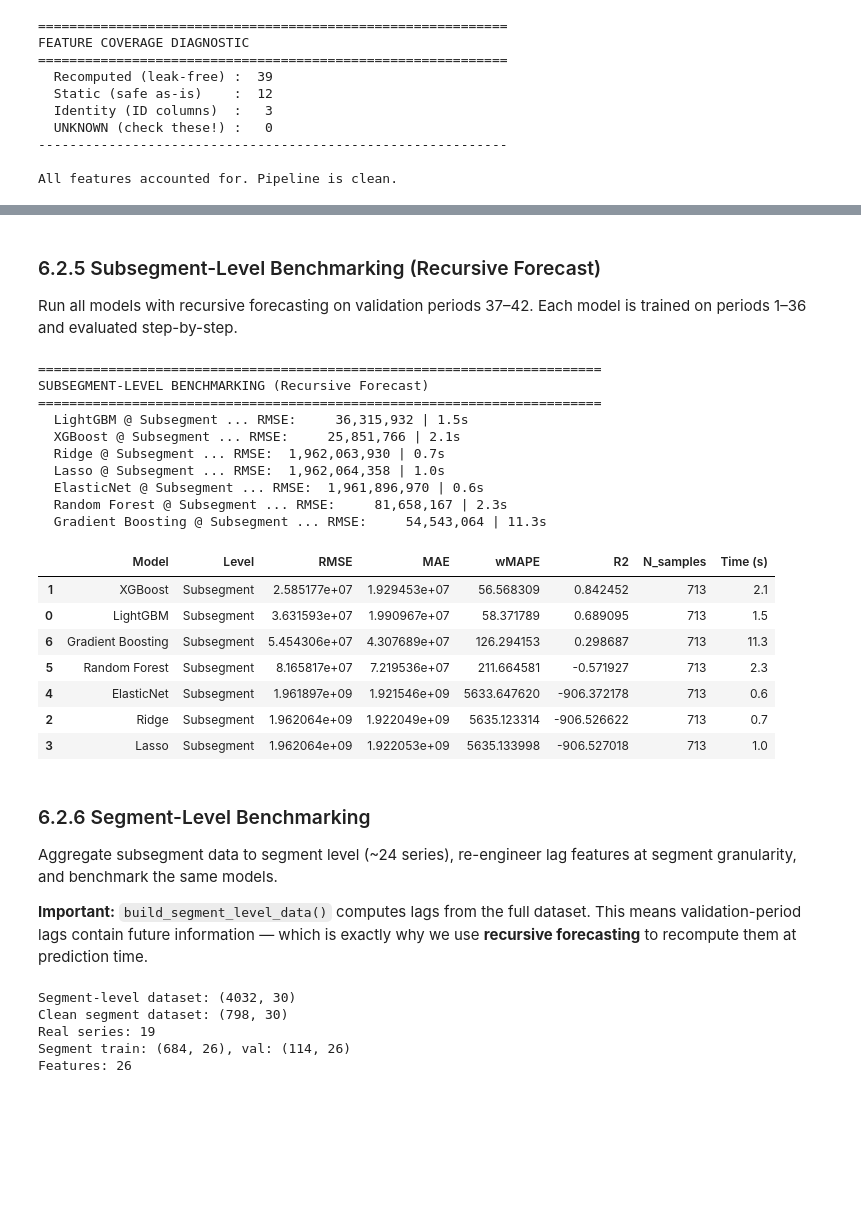
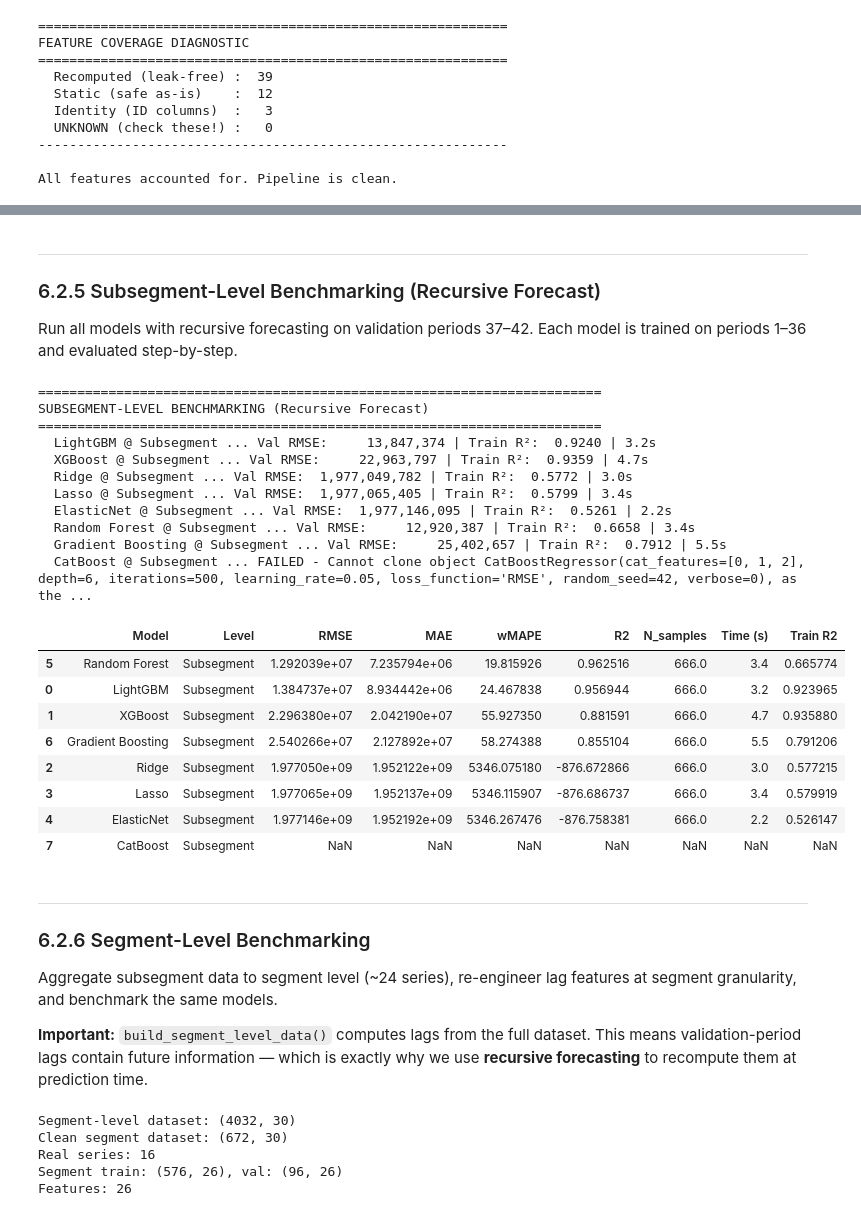
Before and after one commit to RuiSousaFerreiraIMS/Siemens_Advanta_BC, a Jupyter notebook: notebooks/6)Modelling.ipynb, the cells around one changed output, grey strips where cells are left out. Saved outputs shown, nothing was run; the diff lists cells and outputs as text; code cells hidden in the pictures; blank space fills up the shorter version.

```diff
--- a/notebooks/6)Modelling.ipynb
+++ b/notebooks/6)Modelling.ipynb
@@ -451,4 +477,5 @@ for name, (mdl, needs_pp) in models.items():
 # %% [markdown]
+---
 ### 6.2.5 Subsegment-Level Benchmarking (Recursive Forecast)
 
 Run all models with recursive forecasting on validation periods 37–42.
@@ -456,42 +483,54 @@ Each model is trained on periods 1–36 and evaluated step-by-step.
 # %%
 print('=' * 72)
 print('SUBSEGMENT-LEVEL BENCHMARKING (Recursive Forecast)')
 print('=' * 72)
 
 
 group_cols_sub = [DEFAULT_BU_COL, DEFAULT_SEG_COL, DEFAULT_SUBSEG_COL]
+# Create Target_Delta for Subsegments
+train_full = train_full.sort_values(by=group_cols_sub + [PERIOD_COL])
+train_full['Target_Delta'] = train_full.groupby(group_cols_sub)[TARGET].diff().fillna(0)
 
-results_subseg = run_recursive_benchmark(
-    train_full=train_full,
-    val_cutoff=VAL_CUTOFF,
-    feature_cols=feature_cols,
-    cat_cols=cat_cols,
-    level_name='Subsegment',
-    group_cols=group_cols_sub
+sparsity_sub = train_full.groupby(group_cols_sub)[TARGET].transform(lambda x: (x > 0).mean())
+train_full = train_full[sparsity_sub > 0.30].copy()
+
+results_subseg, forecasts_subseg, fitted_subseg = run_recursive_benchmark(
+    train_full    = train_full,
+    val_cutoff    = VAL_CUTOFF,
+    feature_cols  = feature_cols,
+    cat_cols      = cat_cols,
+    level_name    = 'Subsegment',
+    group_cols    = group_cols_sub,
+    target        = 'Target_Delta',
+    absolute_target = TARGET,
+    predicts_delta  = True
 )
 
 results_subseg_df = pd.DataFrame(results_subseg).sort_values('RMSE')
 results_subseg_df
 # %% [output]
 ========================================================================
 SUBSEGMENT-LEVEL BENCHMARKING (Recursive Forecast)
 ========================================================================
-  LightGBM @ Subsegment ... RMSE:     36,315,932 | 1.5s
-  XGBoost @ Subsegment ... RMSE:     25,851,766 | 2.1s
-  Ridge @ Subsegment ... RMSE:  1,962,063,930 | 0.7s
-  Lasso @ Subsegment ... RMSE:  1,962,064,358 | 1.0s
-  ElasticNet @ Subsegment ... RMSE:  1,961,896,970 | 0.6s
-  Random Forest @ Subsegment ... RMSE:     81,658,167 | 2.3s
-  Gradient Boosting @ Subsegment ... RMSE:     54,543,064 | 11.3s
+  LightGBM @ Subsegment ... Val RMSE:     13,847,374 | Train R²:  0.9240 | 3.2s
+  XGBoost @ Subsegment ... Val RMSE:     22,963,797 | Train R²:  0.9359 | 4.7s
+  Ridge @ Subsegment ... Val RMSE:  1,977,049,782 | Train R²:  0.5772 | 3.0s
+  Lasso @ Subsegment ... Val RMSE:  1,977,065,405 | Train R²:  0.5799 | 3.4s
+  ElasticNet @ Subsegment ... Val RMSE:  1,977,146,095 | Train R²:  0.5261 | 2.2s
+  Random Forest @ Subsegment ... Val RMSE:     12,920,387 | Train R²:  0.6658 | 3.4s
+  Gradient Boosting @ Subsegment ... Val RMSE:     25,402,657 | Train R²:  0.7912 | 5.5s
+  CatBoost @ Subsegment ... FAILED - Cannot clone object CatBoostRegressor(cat_features=[0, 1, 2], depth=6, iterations=500, learning_rate=0.05, loss_function='RMSE', random_seed=42, verbose=0), as the ...
-|  | Model | Level | RMSE | MAE | wMAPE | R2 | N_samples | Time (s) |
-| 1 | XGBoost | Subsegment | 2.585177e+07 | 1.929453e+07 | 56.568309 | 0.842452 | 713 | 2.1 |
-| 0 | LightGBM | Subsegment | 3.631593e+07 | 1.990967e+07 | 58.371789 | 0.689095 | 713 | 1.5 |
-| 6 | Gradient Boosting | Subsegment | 5.454306e+07 | 4.307689e+07 | 126.294153 | 0.298687 | 713 | 11.3 |
-| 5 | Random Forest | Subsegment | 8.165817e+07 | 7.219536e+07 | 211.664581 | -0.571927 | 713 | 2.3 |
-| 4 | ElasticNet | Subsegment | 1.961897e+09 | 1.921546e+09 | 5633.647620 | -906.372178 | 713 | 0.6 |
-| 2 | Ridge | Subsegment | 1.962064e+09 | 1.922049e+09 | 5635.123314 | -906.526622 | 713 | 0.7 |
-| 3 | Lasso | Subsegment | 1.962064e+09 | 1.922053e+09 | 5635.133998 | -906.527018 | 713 | 1.0 |
+|  | Model | Level | RMSE | MAE | wMAPE | R2 | N_samples | Time (s) | Train R2 |
+| 5 | Random Forest | Subsegment | 1.292039e+07 | 7.235794e+06 | 19.815926 | 0.962516 | 666.0 | 3.4 | 0.665774 |
+| 0 | LightGBM | Subsegment | 1.384737e+07 | 8.934442e+06 | 24.467838 | 0.956944 | 666.0 | 3.2 | 0.923965 |
+| 1 | XGBoost | Subsegment | 2.296380e+07 | 2.042190e+07 | 55.927350 | 0.881591 | 666.0 | 4.7 | 0.935880 |
+| 6 | Gradient Boosting | Subsegment | 2.540266e+07 | 2.127892e+07 | 58.274388 | 0.855104 | 666.0 | 5.5 | 0.791206 |
+| 2 | Ridge | Subsegment | 1.977050e+09 | 1.952122e+09 | 5346.075180 | -876.672866 | 666.0 | 3.0 | 0.577215 |
+| 3 | Lasso | Subsegment | 1.977065e+09 | 1.952137e+09 | 5346.115907 | -876.686737 | 666.0 | 3.4 | 0.579919 |
+| 4 | ElasticNet | Subsegment | 1.977146e+09 | 1.952192e+09 | 5346.267476 | -876.758381 | 666.0 | 2.2 | 0.526147 |
+| 7 | CatBoost | Subsegment | NaN | NaN | NaN | NaN | NaN | NaN | NaN |
 # %% [markdown]
+---
 ### 6.2.6 Segment-Level Benchmarking
 
 Aggregate subsegment data to segment level (~24 series), re-engineer lag features at segment granularity, and benchmark the same models.
@@ -504,6 +543,8 @@ seg_df = build_segment_level_data(train_full)
 # Remove phantom series (BU x Segment combos with zero revenue)
 real_mask = seg_df.groupby([BU_COL, SEG_COL])[TARGET].transform('sum') > 0
 seg_df = seg_df[real_mask].copy()
+sparsity_seg = seg_df.groupby([BU_COL, SEG_COL])[TARGET].transform(lambda x: (x > 0).mean())
+seg_df = seg_df[sparsity_seg > 0.30].copy()
 
 print(f'Clean segment dataset: {seg_df.shape}')
 print(f'Real series: {seg_df.groupby([BU_COL, SEG_COL]).ngroups}')
@@ -519,9 +560,9 @@ print(f'Segment train: {X_tr_seg.shape}, val: {X_va_seg.shape}')
 print(f'Features: {len(feat_seg)}')
 # %% [output]
 Segment-level dataset: (4032, 30)
-Clean segment dataset: (798, 30)
-Real series: 19
-Segment train: (684, 26), val: (114, 26)
+Clean segment dataset: (672, 30)
+Real series: 16
+Segment train: (576, 26), val: (96, 26)
 Features: 26
 # %%
 print('=' * 72)
```
Also changed, not shown: parts of 37 cells of this notebook, 3 other files.
